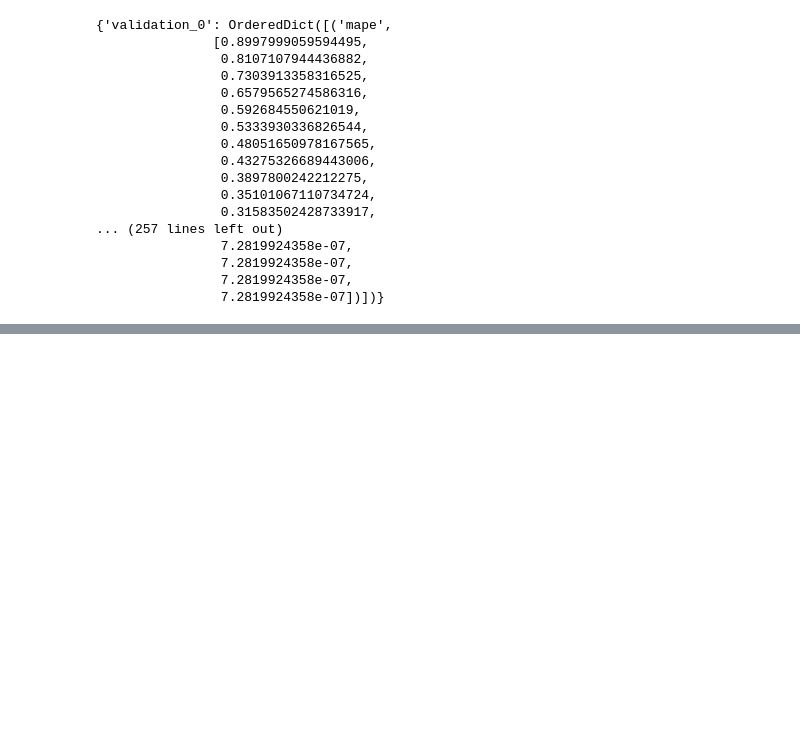
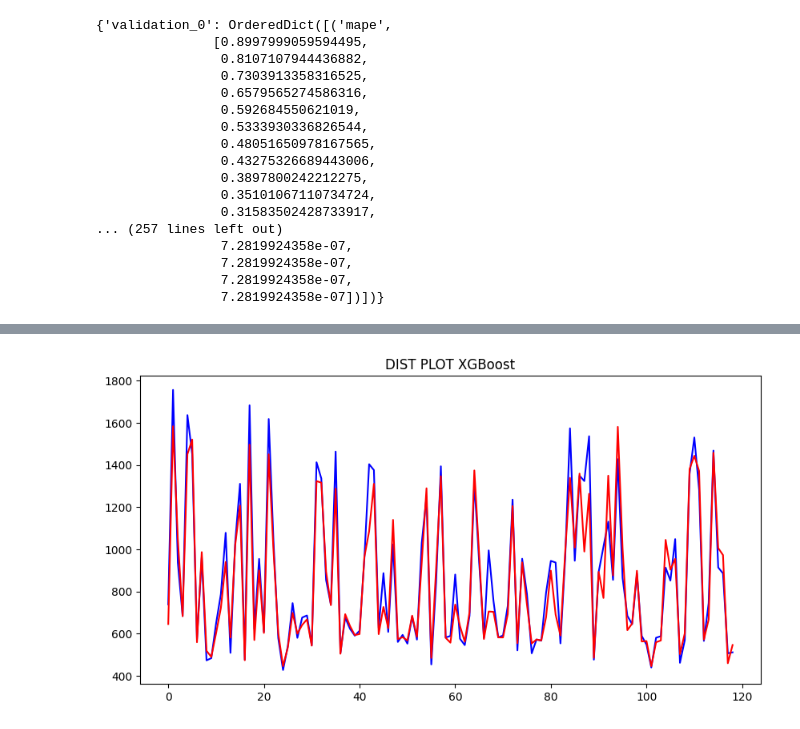
Before and after one commit to tquirelli/Agricultural_Market_Predictions, a Jupyter notebook: Agricultural_Analysis_Data.ipynb, the cells around one changed output, grey strips where cells are left out. Saved outputs shown, nothing was run; the diff lists cells and outputs as text; code cells hidden in the pictures; blank space fills up the shorter version.

Commit message:
Working on XGBoot model

```diff
--- a/Agricultural_Analysis_Data.ipynb
+++ b/Agricultural_Analysis_Data.ipynb
@@ -1089,7 +1205,7 @@ cross_val_score(model_xgb,X,y_log,cv=5,scoring=mape,n_jobs=-1).mean()
 model_xgb.fit(X_train, y_train_log,
         verbose=False,
         eval_set=[(X_train, y_train_log)],
-        eval_metric=["rmse"],
+        eval_metric=["mape"],
         early_stopping_rounds=10)
 # %% [output]
 XGBRegressor(base_score=None, booster=None, callbacks=None,
@@ -1167,0 +1319,29 @@ KeyError: 'validation_1'
+# %%
+from sklearn.metrics import mean_squared_error
+from sklearn.metrics import mean_absolute_percentage_error
+from sklearn.metrics import make_scorer
+
+rmse = make_scorer(lambda y_true, y_pred: mean_squared_error(y_true, y_pred)**0.5)
+mape = make_scorer(lambda y_true, y_pred: mean_absolute_percentage_error(y_true, y_pred))
+#mean_absolute_percentage_error(y_true, y_pred)
+# %%
+Variables = {}
+Scores = {}
+Results = {}
+for iteration in range(3, 7, 3):
+    data_copy = rslt_df.copy()
+    #y_names.append('y_{}'.format('iteration'))
+    Variables['y_{}'.format(iteration)] = np.log(data_copy['{} (t+{})'.format('price_soybean', iteration)])
+    Variables['X_{}'.format(iteration)] = data_copy.drop(columns=['price_soybean (t+1)', 'price_soybean (t+3)', 'price_soybean (t+6)'], axis=1)
+    y_log = Variables['y_{}'.format(iteration)]
+    X = Variables['X_{}'.format(iteration)]
+    X_train, X_test, y_train_log, y_test_log = train_test_split(X,y_log,test_size=0.3,random_state=42)
+    Scores['cross_val_score_{}'.format(iteration)] = cross_val_score(model_xgb,X,y_log,cv=5,scoring=mape,n_jobs=-1).mean()
+    model_xgb.fit(X_train, y_train_log,
+        verbose=False,
+        eval_set=[(X_train, y_train_log)],
+        eval_metric=["mape"],
+        early_stopping_rounds=10)
+    Results['y_predict_{}'.format(iteration)] = np.exp(model_xgb.predict(X_test))
+    Results['y_test_{}'.format(iteration)] = np.exp(y_test_log)
+    #print(y)
@@ -1167,0 +1353,3 @@ KeyError: 'validation_1'
+# %%
+results = pd.DataFrame.from_dict(Results)
+results
@@ -1167,0 +1370,10 @@ KeyError: 'validation_1'
+# %%
+fig, ax = plt.subplots(figsize=(10,5))
+ax.plot(range(len(results['y_test_6'])), results['y_test_6'], 'b',label='Actual')
+ax.plot(range(len(results['y_predict_6'])), results['y_predict_6'], 'r', label='Predicted')
+plt.title('DIST PLOT XGBoost')
+plt.xlabel('')
+plt.ylabel('')
+plt.show()
+# %% [output]
+[figure, added]
```
Also changed, not shown: parts of 39 cells of this notebook.
